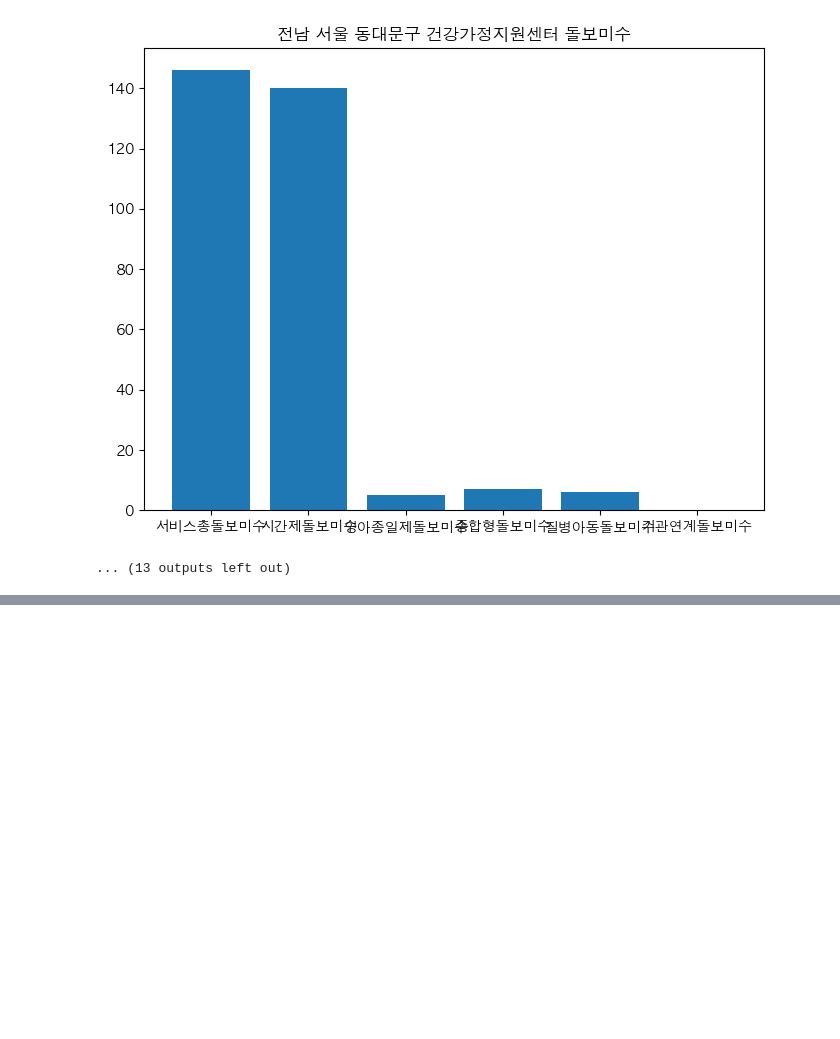
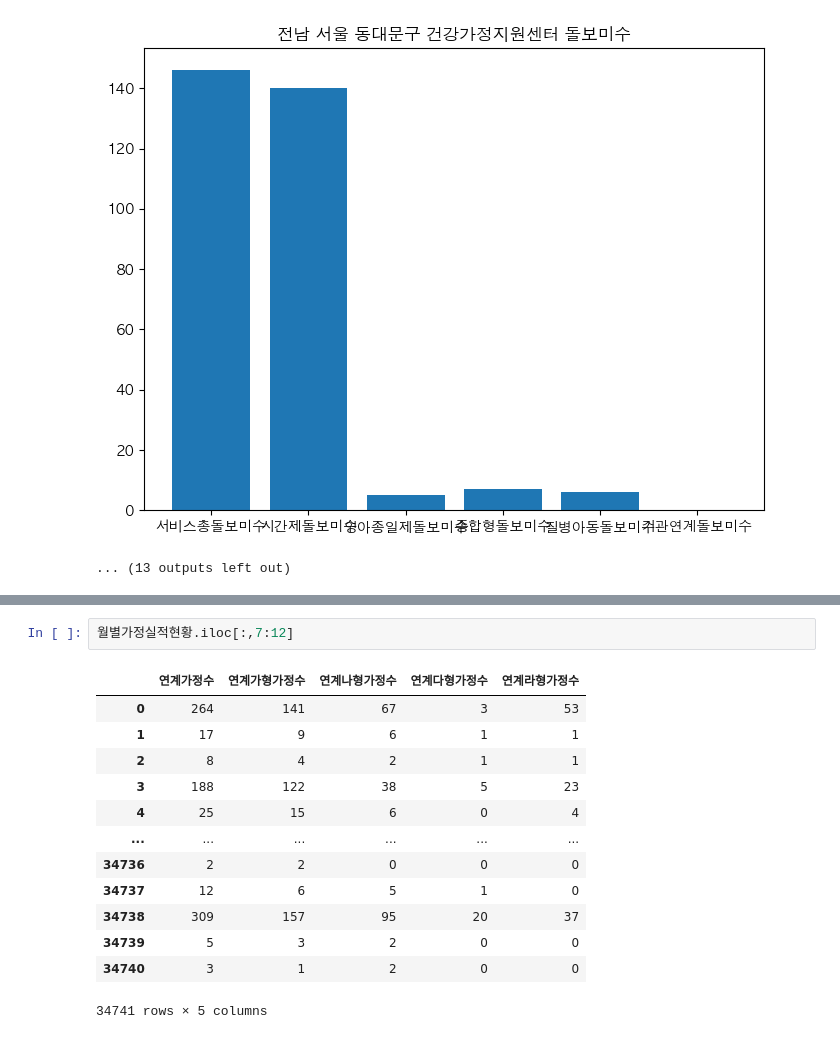
Before and after one commit to CodeArt-Team/MLcompetetion, a Jupyter notebook: 공모전/서울GovTech/돌봄서비스/여가부_돌봄데이터.ipynb, the cells around one changed output, grey strips where cells are left out. Saved outputs shown, nothing was run; the diff lists cells and outputs as text; blank space fills up the shorter version.

```diff
--- a/공모전/서울GovTech/돌봄서비스/여가부_돌봄데이터.ipynb
+++ b/공모전/서울GovTech/돌봄서비스/여가부_돌봄데이터.ipynb
@@ -227,0 +312,16 @@ for i in range(len(서비스별_서울시_지사배열)):
+# %%
+월별가정실적현황.iloc[:,7:12]
+# %% [output]
+|  | 연계가정수 | 연계가형가정수 | 연계나형가정수 | 연계다형가정수 | 연계라형가정수 |
+| 0 | 264 | 141 | 67 | 3 | 53 |
+| 1 | 17 | 9 | 6 | 1 | 1 |
+| 2 | 8 | 4 | 2 | 1 | 1 |
+| 3 | 188 | 122 | 38 | 5 | 23 |
+| 4 | 25 | 15 | 6 | 0 | 4 |
+| ... | ... | ... | ... | ... | ... |
+| 34736 | 2 | 2 | 0 | 0 | 0 |
+| 34737 | 12 | 6 | 5 | 1 | 0 |
+| 34738 | 309 | 157 | 95 | 20 | 37 |
+| 34739 | 5 | 3 | 2 | 0 | 0 |
+| 34740 | 3 | 1 | 2 | 0 | 0 |
+34741 rows × 5 columns
```
Also changed, not shown: parts of 10 cells of this notebook.
